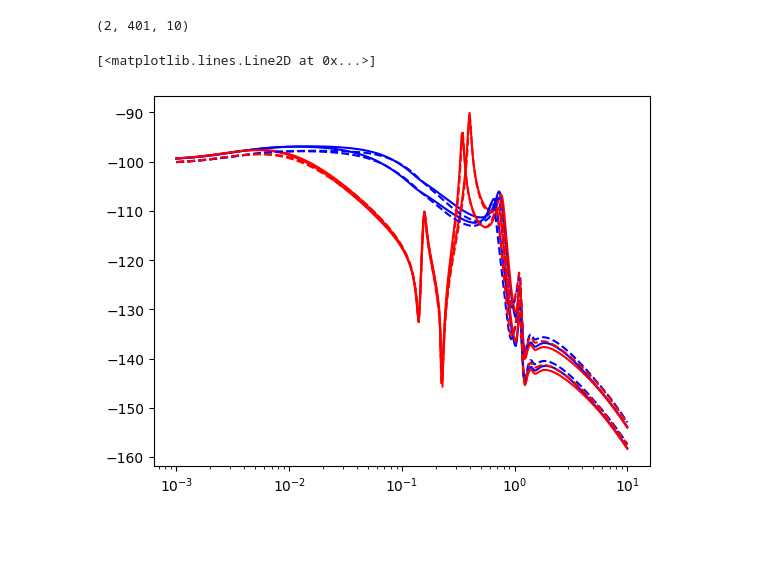
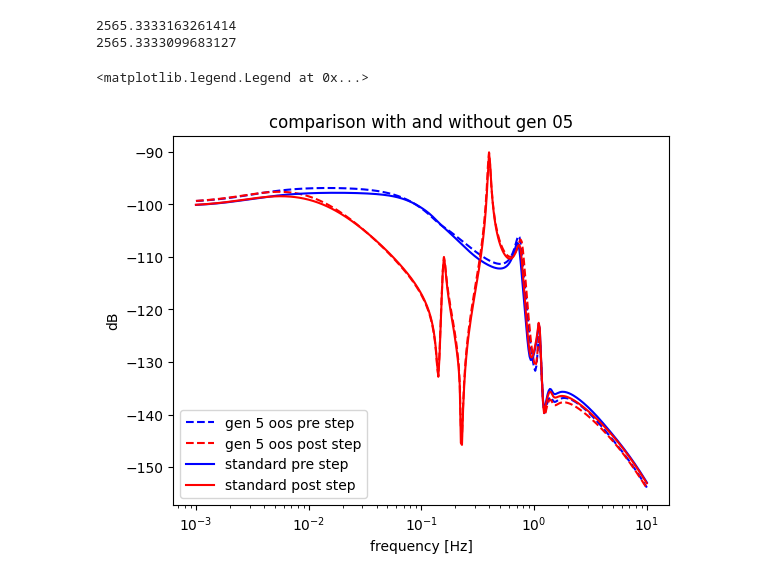
Before and after one commit to Ale20BruMalaussen/ai-pf, a Jupyter notebook: file analyzer.ipynb, the cells around one changed output. Saved outputs shown, nothing was run; the diff lists cells and outputs as text; code cells hidden in the pictures; blank space fills up the shorter version.

```diff
--- a/file analyzer.ipynb
+++ b/file analyzer.ipynb
@@ -9,30 +9,29 @@ folder = r"C:\Users\aless\Desktop\dataset_AI_stablepower\small_experiments\confr
 data_g5oos_low_h_pre = np.load(os.path.join(folder, 'IEEE39_AC_config_grid_former_reali_g5oos_low_inertia_pre_step.npz'), allow_pickle = True)
 data_g5oos_low_h_post = np.load(os.path.join(folder, 'IEEE39_AC_config_grid_former_reali_g5oos_low_inertia_post_step.npz'), allow_pickle = True)
 data_norm_low_h_pre = np.load(os.path.join(folder, 'IEEE39_AC_config_grid_former_reali_low_inertia_pre_step.npz'), allow_pickle = True)
-data_norm_low_h_post = np.load(os.path.join(folder, 'IEEE39_AC_config_grid_former_reali_low_inertia_post_step.npz'), allow_pickle = True)
+data_norm_post = np.load(os.path.join(folder, 'IEEE39_AC_config_grid_former_reali_low_inertia_post_step.npz'), allow_pickle = True)
 
 
 data_g5oos_pre = np.load(os.path.join(folder, 'IEEE39_AC_config_grid_former_reali_g5oos_pre_step.npz'), allow_pickle = True)
 data_g5oos_post = np.load(os.path.join(folder, 'IEEE39_AC_config_grid_former_reali_g5oos_post_step.npz'), allow_pickle = True)
 data_norm_pre = np.load(os.path.join(folder, 'IEEE39_AC_config_grid_former_reali_pre_step.npz'), allow_pickle = True)
 data_norm_post = np.load(os.path.join(folder, 'IEEE39_AC_config_grid_former_reali_post_step.npz'), allow_pickle = True)
-# %%
-data_norm_low_h_pre['TF'].shape
-# %% [output]
-(2, 401, 10)
+# %%
+print(data_norm_pre['Mtot'])
+print(data_g5oos_pre['Mtot'])
+# %% [output]
+2565.3333163261414
+2565.3333099683127
 # %%
-plt.semilogx(data_g5oos_low_h_pre['F'], 20*np.log10(np.abs(data_g5oos_low_h_pre['TF'][0,:,0])), color = 'b')
-plt.semilogx(data_g5oos_low_h_post['F'], 20*np.log10(np.abs(data_g5oos_low_h_post['TF'][0,:,0])), color = 'r')
+plt.semilogx(data_g5oos_low_h_pre['F'], 20*np.log10(np.abs(data_g5oos_low_h_pre['TF'][0,:,0])), '--b', label='gen 5 oos pre step')
+plt.semilogx(data_g5oos_low_h_post['F'], 20*np.log10(np.abs(data_g5oos_low_h_post['TF'][0,:,0])),'--r', label = 'gen 5 oos post step')
 
-plt.semilogx(data_norm_low_h_pre['F'], 20*np.log10(np.abs(data_norm_low_h_pre['TF'][0,:,0])), linestyle = '--', color = 'b')
-plt.semilogx(data_norm_low_h_post['F'], 20*np.log10(np.abs(data_norm_low_h_post['TF'][0,:,0])), linestyle = '--', color = 'r')
-
-
-# plt.semilogx(data_g5oos_pre['F'], 20*np.log10(np.abs(data_g5oos_pre['TF'][0,:,0])), color = 'b')
-# plt.semilogx(data_g5oos_post['F'], 20*np.log10(np.abs(data_g5oos_post['TF'][0,:,0])), color = 'r')
-
-# plt.semilogx(data_norm_pre['F'], 20*np.log10(np.abs(data_norm_pre['TF'][0,:,0])), linestyle = '--', color = 'b')
-# plt.semilogx(data_norm_post['F'], 20*np.log10(np.abs(data_norm_post['TF'][0,:,0])), linestyle = '--', color = 'r')
+plt.semilogx(data_norm_low_h_pre['F'], 20*np.log10(np.abs(data_norm_low_h_pre['TF'][0,:,0])), linestyle = '-', color = 'b', label = 'standard pre step')
+plt.semilogx(data_norm_low_h_post['F'], 20*np.log10(np.abs(data_norm_low_h_post['TF'][0,:,0])), linestyle = '-', color = 'r', label = 'standard post step')
+plt.title('comparison with and without gen 05')
+plt.xlabel('frequency [Hz]')
+plt.ylabel('dB')
+plt.legend()
 # %% [output]
-[<matplotlib.lines.Line2D at 0x...>]
+<matplotlib.legend.Legend at 0x...>
-[figure, old version]
+[figure, new version]
```
Also changed, not shown: parts of 11 cells of this notebook.
